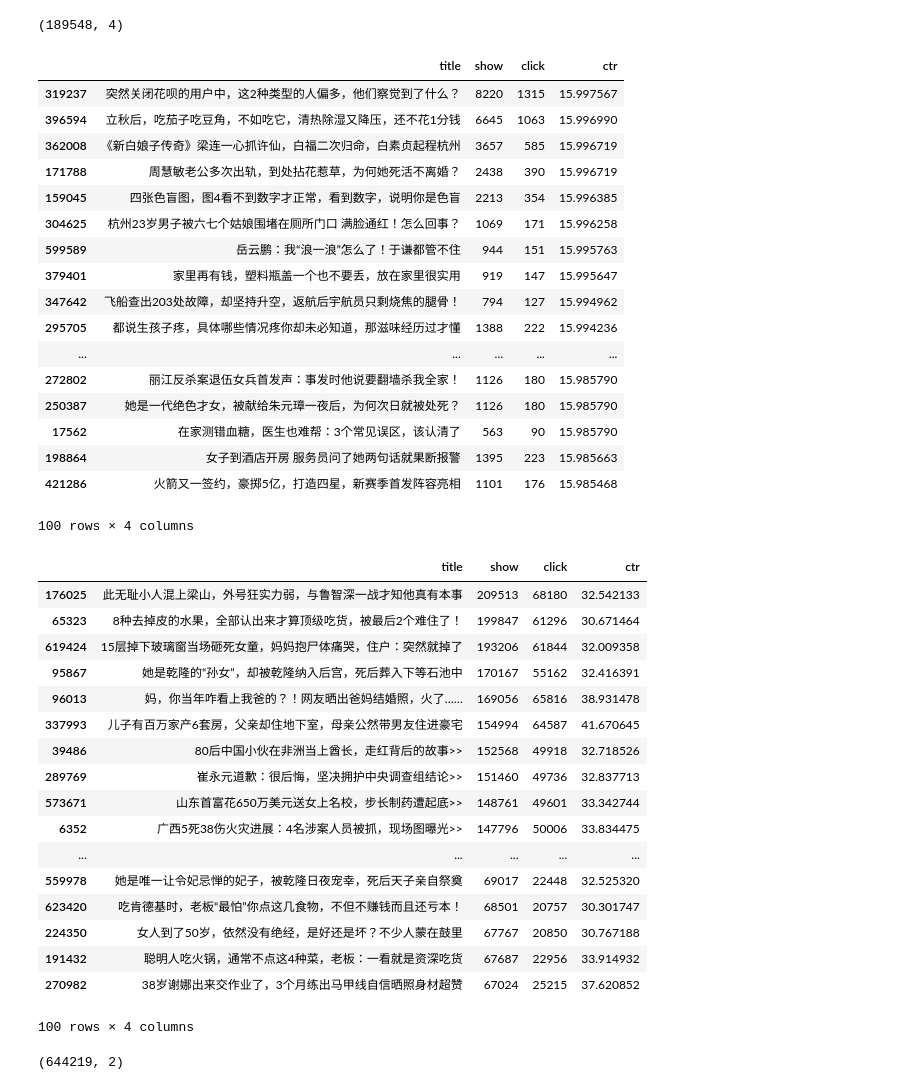
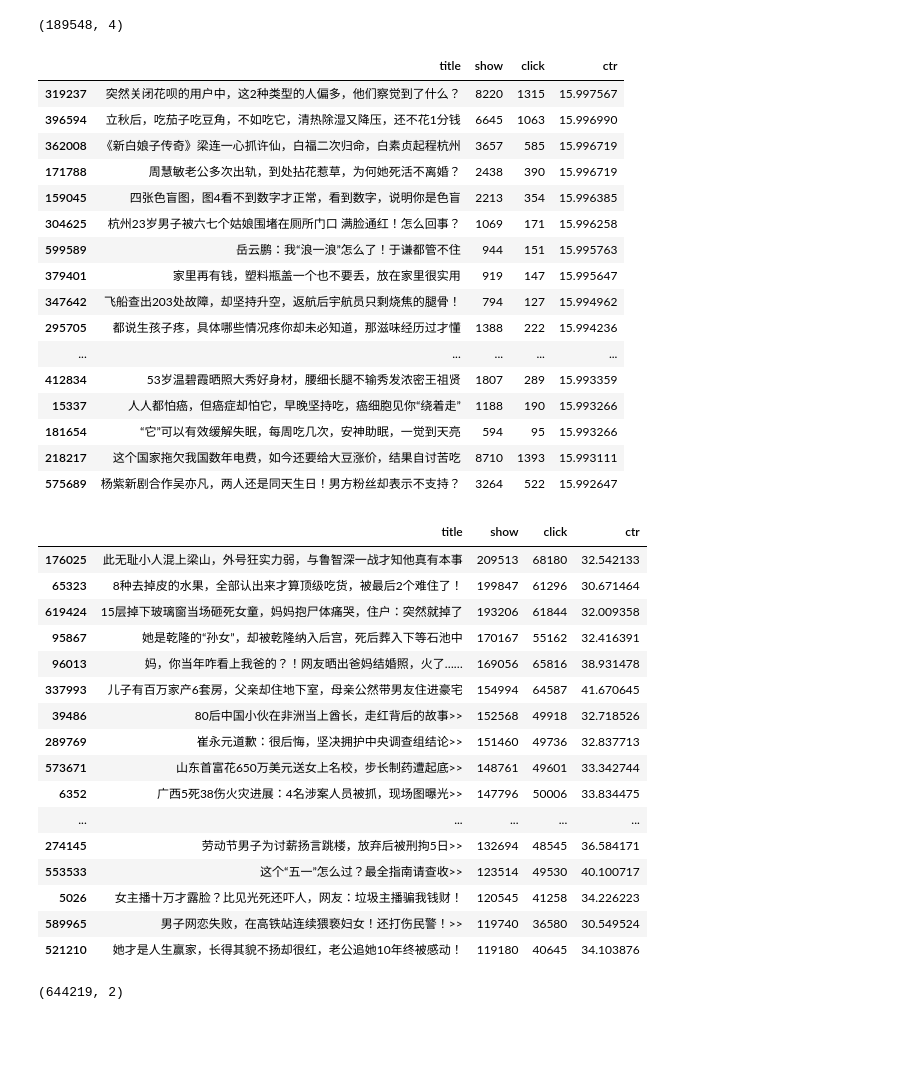
Before and after one commit to wangruichens/bert_multi_gpu, a Jupyter notebook: bert1.ipynb, the cells around one changed output. Saved outputs shown, nothing was run; the diff lists cells and outputs as text; code cells hidden in the pictures; blank space fills up the shorter version.

```diff
--- a/bert1.ipynb
+++ b/bert1.ipynb
@@ -87,29 +86,28 @@ mid.shape
 # %% [output]
 (189548, 4)
 # %%
-neg.head(100)
+neg.head(20)
 # %% [output]
 |  | title | show | click | ctr |
 | 319237 | 突然关闭花呗的用户中，这2种类型的人偏多，他们察觉到了什么？ | 8220 | 1315 | 15.997567 |
 | 396594 | 立秋后，吃茄子吃豆角，不如吃它，清热除湿又降压，还不花1分钱 | 6645 | 1063 | 15.996990 |
 | 362008 | 《新白娘子传奇》梁连一心抓许仙，白福二次归命，白素贞起程杭州 | 3657 | 585 | 15.996719 |
 | 171788 | 周慧敏老公多次出轨，到处拈花惹草，为何她死活不离婚？ | 2438 | 390 | 15.996719 |
 | 159045 | 四张色盲图，图4看不到数字才正常，看到数字，说明你是色盲 | 2213 | 354 | 15.996385 |
 | 304625 | 杭州23岁男子被六七个姑娘围堵在厕所门口 满脸通红！怎么回事？ | 1069 | 171 | 15.996258 |
 | 599589 | 岳云鹏：我“浪一浪”怎么了！于谦都管不住 | 944 | 151 | 15.995763 |
 | 379401 | 家里再有钱，塑料瓶盖一个也不要丢，放在家里很实用 | 919 | 147 | 15.995647 |
 | 347642 | 飞船查出203处故障，却坚持升空，返航后宇航员只剩烧焦的腿骨！ | 794 | 127 | 15.994962 |
 | 295705 | 都说生孩子疼，具体哪些情况疼你却未必知道，那滋味经历过才懂 | 1388 | 222 | 15.994236 |
 | ... | ... | ... | ... | ... |
-| 272802 | 丽江反杀案退伍女兵首发声：事发时他说要翻墙杀我全家！ | 1126 | 180 | 15.985790 |
-| 250387 | 她是一代绝色才女，被献给朱元璋一夜后，为何次日就被处死？ | 1126 | 180 | 15.985790 |
-| 17562 | 在家测错血糖，医生也难帮：3个常见误区，该认清了 | 563 | 90 | 15.985790 |
-| 198864 | 女子到酒店开房 服务员问了她两句话就果断报警 | 1395 | 223 | 15.985663 |
-| 421286 | 火箭又一签约，豪掷5亿，打造四星，新赛季首发阵容亮相 | 1101 | 176 | 15.985468 |
+| 412834 | 53岁温碧霞晒照大秀好身材，腰细长腿不输秀发浓密王祖贤 | 1807 | 289 | 15.993359 |
+| 15337 | 人人都怕癌，但癌症却怕它，早晚坚持吃，癌细胞见你“绕着走” | 1188 | 190 | 15.993266 |
+| 181654 | “它”可以有效缓解失眠，每周吃几次，安神助眠，一觉到天亮 | 594 | 95 | 15.993266 |
+| 218217 | 这个国家拖欠我国数年电费，如今还要给大豆涨价，结果自讨苦吃 | 8710 | 1393 | 15.993111 |
+| 575689 | 杨紫新剧合作吴亦凡，两人还是同天生日！男方粉丝却表示不支持？ | 3264 | 522 | 15.992647 |
-100 rows × 4 columns
 # %%
 pos.sort_values(by=['show'],ascending=False,inplace=True)
-pos.head(100)
+pos.head(20)
 # %% [output]
 |  | title | show | click | ctr |
 | 176025 | 此无耻小人混上梁山，外号狂实力弱，与鲁智深一战才知他真有本事 | 209513 | 68180 | 32.542133 |
@@ -123,12 +121,11 @@ pos.head(100)
 | 573671 | 山东首富花650万美元送女上名校，步长制药遭起底>> | 148761 | 49601 | 33.342744 |
 | 6352 | 广西5死38伤火灾进展：4名涉案人员被抓，现场图曝光>> | 147796 | 50006 | 33.834475 |
 | ... | ... | ... | ... | ... |
-| 559978 | 她是唯一让令妃忌惮的妃子，被乾隆日夜宠幸，死后天子亲自祭奠 | 69017 | 22448 | 32.525320 |
-| 623420 | 吃肯德基时，老板“最怕”你点这几食物，不但不赚钱而且还亏本！ | 68501 | 20757 | 30.301747 |
-| 224350 | 女人到了50岁，依然没有绝经，是好还是坏？不少人蒙在鼓里 | 67767 | 20850 | 30.767188 |
-| 191432 | 聪明人吃火锅，通常不点这4种菜，老板：一看就是资深吃货 | 67687 | 22956 | 33.914932 |
-| 270982 | 38岁谢娜出来交作业了，3个月练出马甲线自信晒照身材超赞 | 67024 | 25215 | 37.620852 |
+| 274145 | 劳动节男子为讨薪扬言跳楼，放弃后被刑拘5日>> | 132694 | 48545 | 36.584171 |
+| 553533 | 这个“五一”怎么过？最全指南请查收>> | 123514 | 49530 | 40.100717 |
+| 5026 | 女主播十万才露脸？比见光死还吓人，网友：垃圾主播骗我钱财！ | 120545 | 41258 | 34.226223 |
+| 589965 | 男子网恋失败，在高铁站连续猥亵妇女！还打伤民警！>> | 119740 | 36580 | 30.549524 |
+| 521210 | 她才是人生赢家，长得其貌不扬却很红，老公追她10年终被感动！ | 119180 | 40645 | 34.103876 |
-100 rows × 4 columns
 # %%
 neg['label'] = 0
 mid['label'] = 1
```
Also changed, not shown: parts of 6 cells of this notebook.
